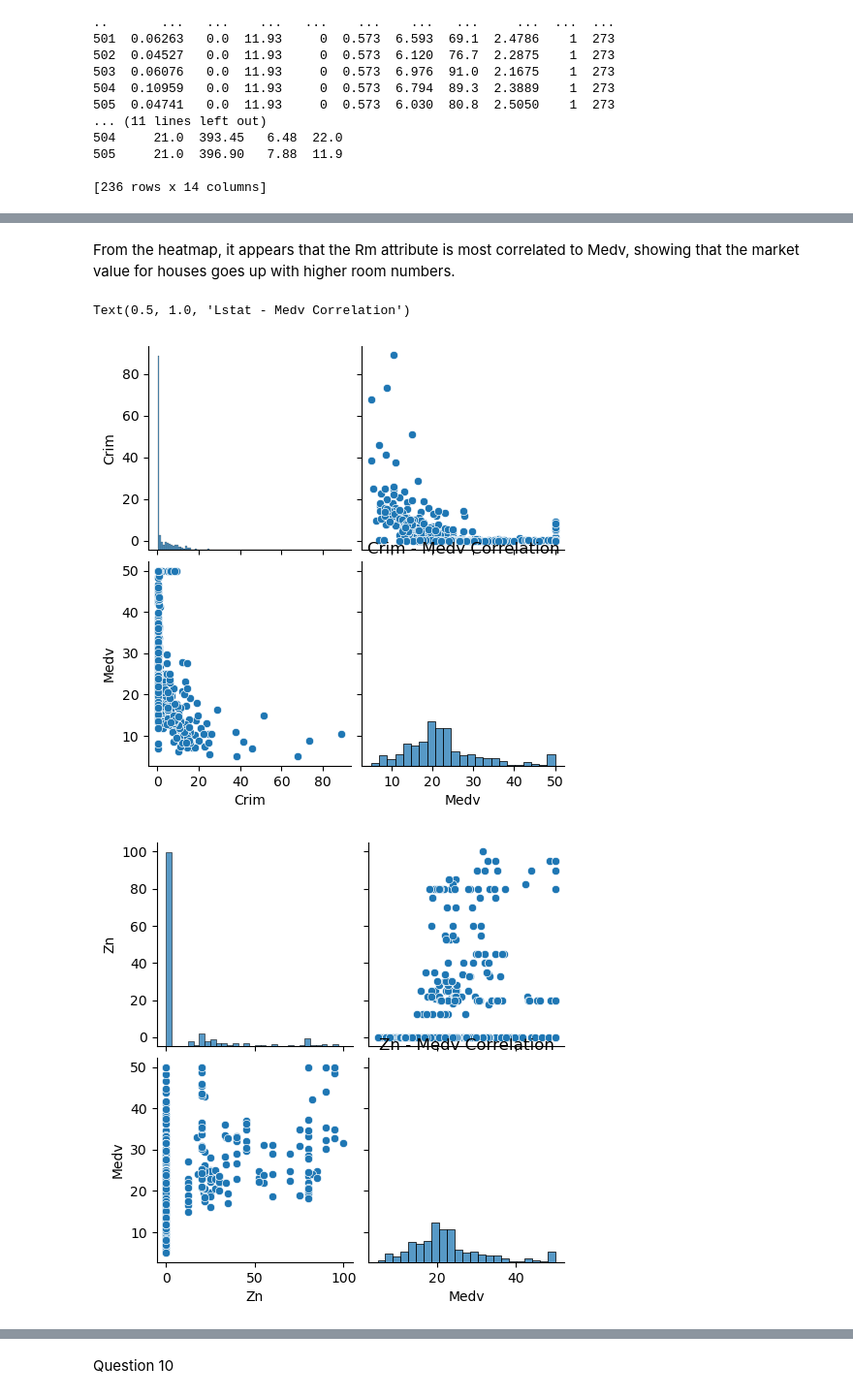
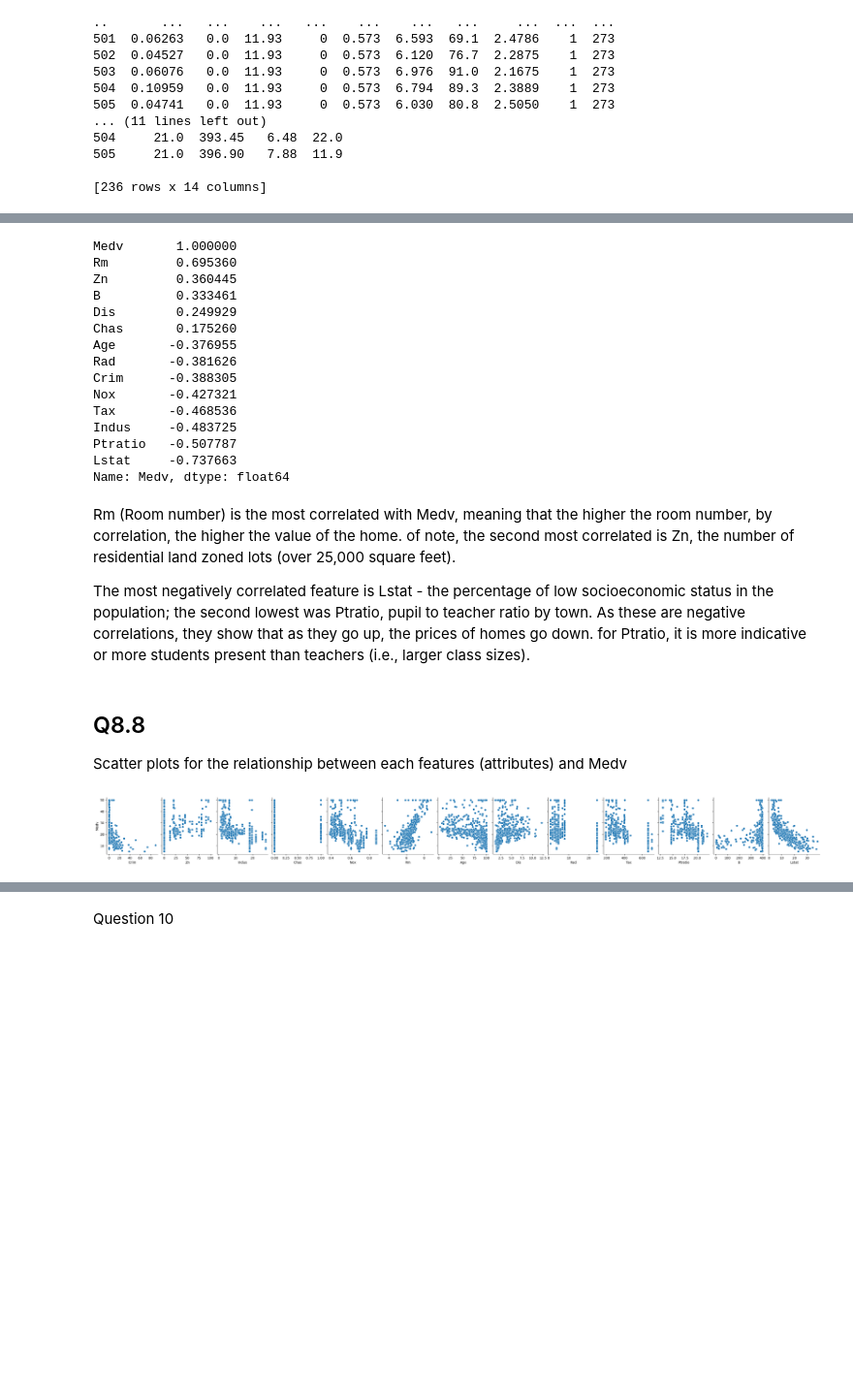
Before and after one commit to BranfordS813/CAP_6619_Coding_Tasks, a Jupyter notebook: Homework/Homework_1/Coding_Questions/Sanford_HW_1_Q8.ipynb, the cells around one changed output, grey strips where cells are left out. Shown at 97% size. Cells and saved outputs as stored; diff of their text form; code cells hidden in the pictures; blank space fills up the shorter version.

```diff
--- a/Homework/Homework_1/Coding_Questions/Sanford_HW_1_Q8.ipynb
+++ b/Homework/Homework_1/Coding_Questions/Sanford_HW_1_Q8.ipynb
@@ -267,47 +205,41 @@ plt.show()
+# %%
+# The corrleated numbers from the seaborn matrix can be sorted in descending order (from higest to least);
+# corresonding with the median value.
+medv_corr_sorted = housing.corr()['Medv'].sort_values(ascending=False)
+print(medv_corr_sorted)
+# %% [output]
+Medv       1.000000
+Rm         0.695360
+Zn         0.360445
+B          0.333461
+Dis        0.249929
+Chas       0.175260
+Age       -0.376955
+Rad       -0.381626
+Crim      -0.388305
+Nox       -0.427321
+Tax       -0.468536
+Indus     -0.483725
+Ptratio   -0.507787
+Lstat     -0.737663
+Name: Medv, dtype: float64
+# %% [markdown]
+Rm (Room number) is the most correlated with Medv, meaning that the higher the room number, by correlation, the higher the value of the home. of note, the second most correlated is Zn, the number of residential land zoned lots (over 25,000 square feet).
+
+The most negatively correlated feature is Lstat - the percentage of low socioeconomic status in the population; the second lowest was Ptratio, pupil to teacher ratio by town. As these are negative correlations, they show that as they go up, the prices of homes go down. for Ptratio, it is more indicative or more students present than teachers (i.e., larger class sizes).
 # %% [markdown]
-From the heatmap, it appears that the Rm attribute is most correlated to Medv, showing that the market value for houses goes up with higher room numbers.
+## Q8.8
+
+Scatter plots for the relationship between each features (attributes) and Medv
 # %%
-# Each scatter plot can be displayed when correlated with Medv as follows
+# Each scatter plot can be displayed when correlated with Medv with seaborn
+# Specifically seaborn's pairplot method
 
-sns.pairplot(boston, vars = ["Crim" , "Medv"])
-plt.title("Crim - Medv Correlation")
+# Create list of all feature names of dataset, save for Medv
+features = [feature for feature in housing.columns if feature != 'Medv']
 
-sns.pairplot(boston, vars = ["Zn" , "Medv"])
-plt.title("Zn - Medv Correlation")
-
-sns.pairplot(boston, vars = ["Indus" , "Medv"])
-plt.title("Indus - Medv Correlation")
-
-sns.pairplot(boston, vars = ["Chas" , "Medv"])
-plt.title("Chas - Medv Correlation")
-
-sns.pairplot(boston, vars = ["Nox" , "Medv"])
-plt.title("Nox - Medv Correlation")
-
-sns.pairplot(boston, vars = ["Rm" , "Medv"])
-plt.title("Rm - Medv Correlation")
-
-sns.pairplot(boston, vars = ["Age" , "Medv"])
-plt.title("Age - Medv Correlation")
-
-sns.pairplot(boston, vars = ["Dis" , "Medv"])
-plt.title("Dis - Medv Correlation")
-
-sns.pairplot(boston, vars = ["Rad" , "Medv"])
-plt.title("Rad - Medv Correlation")
-
-sns.pairplot(boston, vars = ["Tax" , "Medv"])
-plt.title("Tax - Medv Correlation")
-
-sns.pairplot(boston, vars = ["Ptratio" , "Medv"])
-plt.title("Ptratio - Medv Correlation")
-
-sns.pairplot(boston, vars = ["B" , "Medv"])
-plt.title("B - Medv Correlation")
-
-sns.pairplot(boston, vars = ["Lstat" , "Medv"])
-plt.title("Lstat - Medv Correlation")
+# Plot features: x-axis plots every feature against Medv on y-axis
+sns.pairplot(data=housing, x_vars=features, y_vars=['Medv'], height=3, aspect=0.8)
+plt.show()
 # %% [output]
-Text(0.5, 1.0, 'Lstat - Medv Correlation')
-[figure, old version]
+[figure, new version]
-[figure, removed]
```
Also changed, not shown: parts of 24 cells of this notebook.
